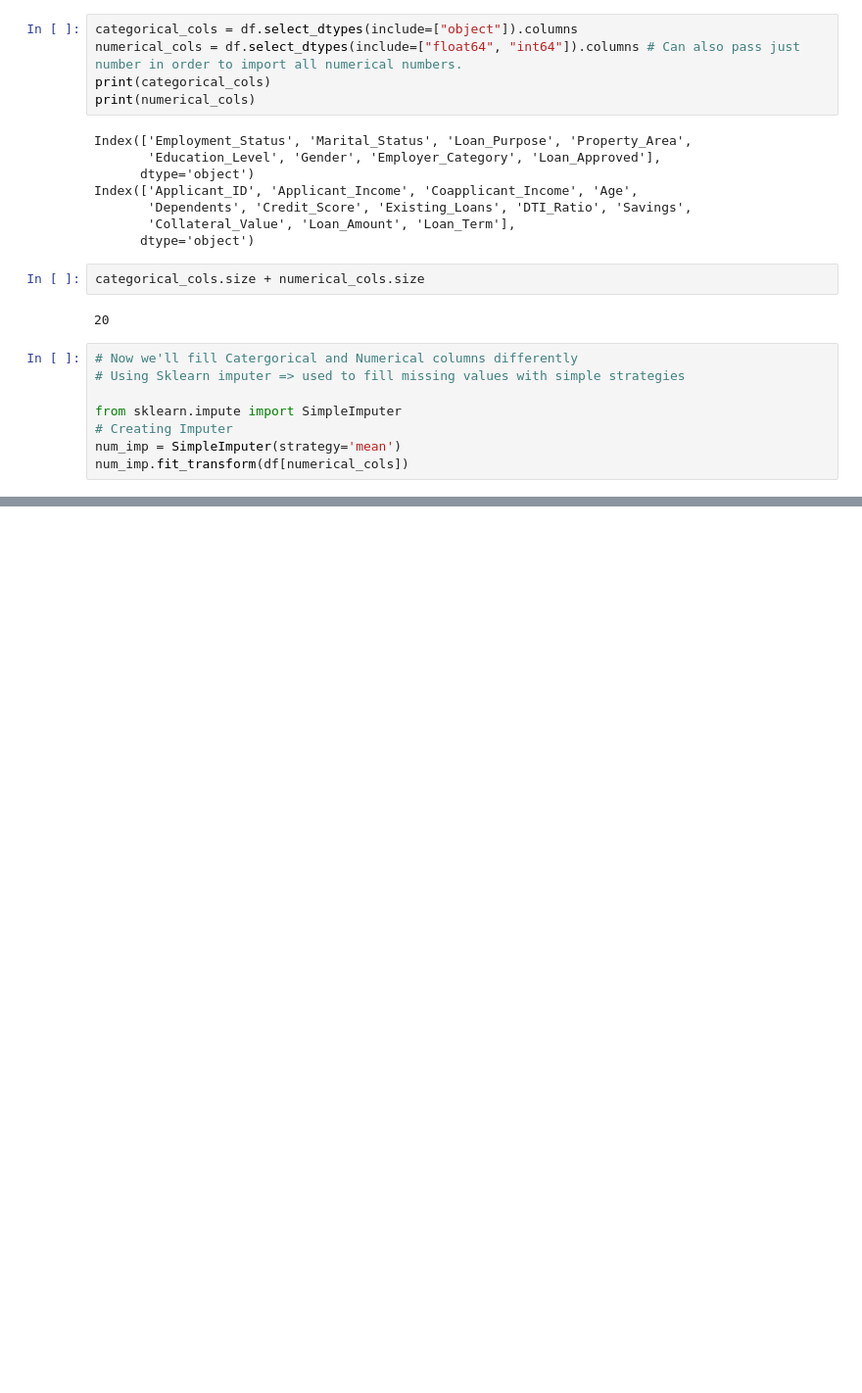
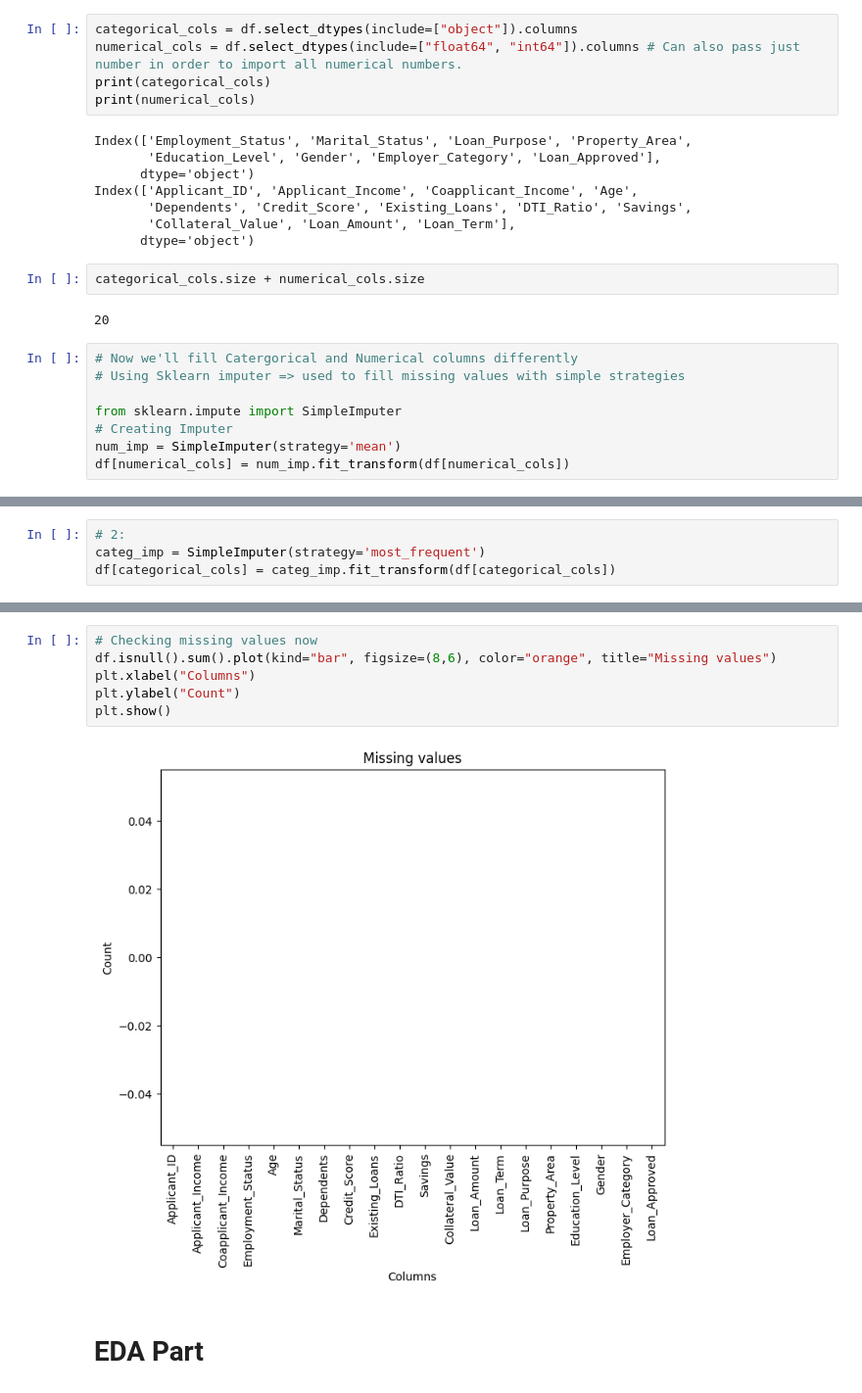
Before and after one commit to Vanshaj14Mohan/CreditWise-Loan-Approval-System, a Jupyter notebook: Files/main.ipynb, the cells around one changed output, grey strips where cells are left out. Shown at 98% size. Saved outputs shown, nothing was run; the diff lists cells and outputs as text; blank space fills up the shorter version.

```diff
--- a/Files/main.ipynb
+++ b/Files/main.ipynb
@@ -171,4 +171,4 @@ categorical_cols.size + numerical_cols.size
 from sklearn.impute import SimpleImputer
 # Creating Imputer
 num_imp = SimpleImputer(strategy='mean')
-num_imp.fit_transform(df[numerical_cols])
+df[numerical_cols] = num_imp.fit_transform(df[numerical_cols])
@@ -188,0 +189,4 @@ array([[1.0000e+00, 1.7795e+04, 1.3870e+03, ..., 4.5638e+04, 1.6619e+04,
+# %%
+# 2:
+categ_imp = SimpleImputer(strategy='most_frequent')
+df[categorical_cols] = categ_imp.fit_transform(df[categorical_cols])
@@ -188,0 +207,10 @@ array([[1.0000e+00, 1.7795e+04, 1.3870e+03, ..., 4.5638e+04, 1.6619e+04,
+# %%
+# Checking missing values now
+df.isnull().sum().plot(kind="bar", figsize=(8,6), color="orange", title="Missing values")
+plt.xlabel("Columns")
+plt.ylabel("Count")
+plt.show()
+# %% [output]
+[figure, added]
+# %% [markdown]
+# EDA Part
```
Also changed, not shown: parts of 3 cells of this notebook.
